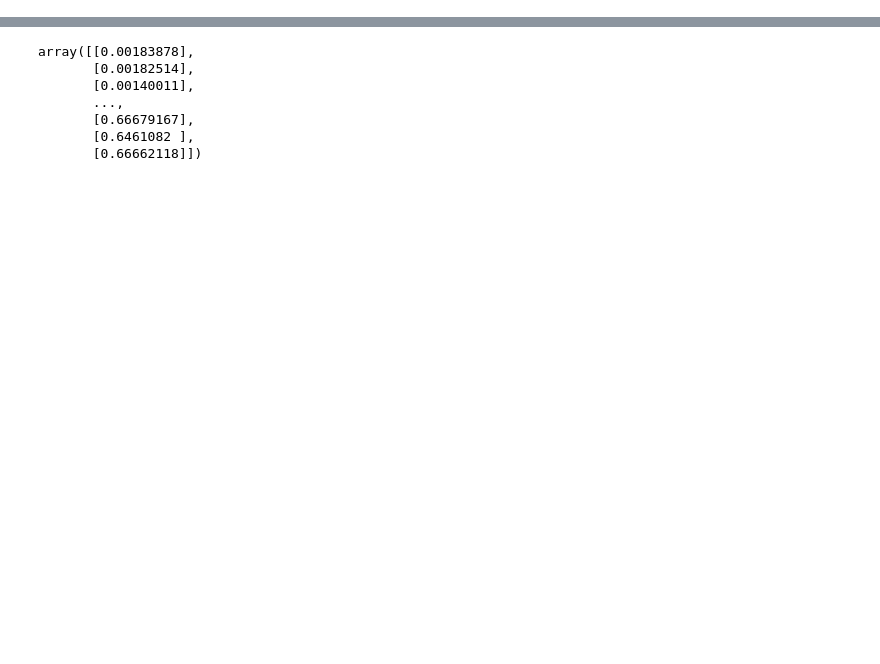
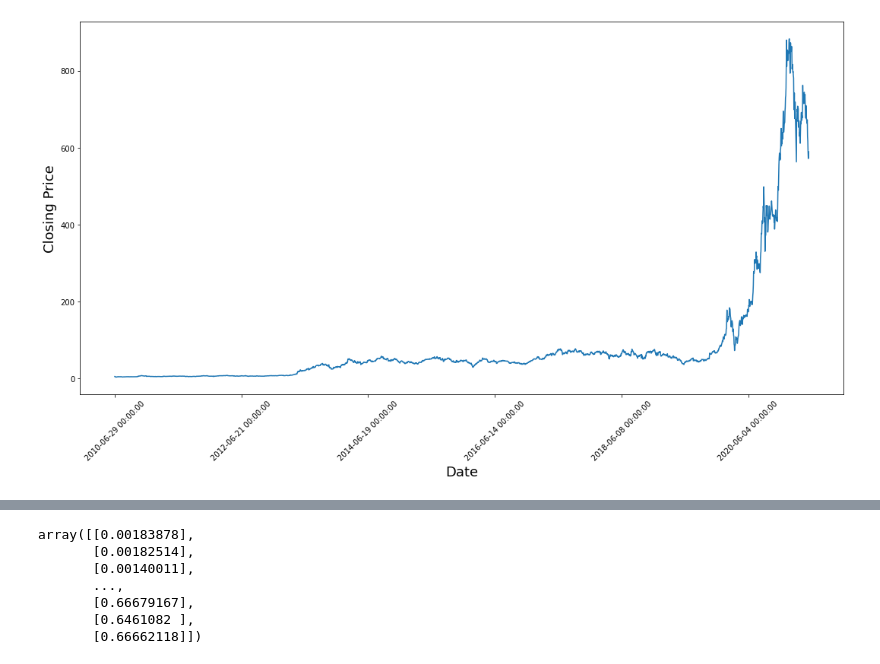
Before and after one commit to Khoivu617/Stock-Analysis, a Jupyter notebook: main.ipynb, the cells around one changed output, grey strips where cells are left out. Saved outputs shown, nothing was run; the diff lists cells and outputs as text; code cells hidden in the pictures; blank space fills up the shorter version.

```diff
--- a/main.ipynb
+++ b/main.ipynb
@@ -30,3 +46,12 @@ tesla
+# %%
+plt.figure(figsize = (18,9))
+plt.plot(range(tesla.shape[0]), tesla['Close'])
+plt.xticks(range(0,tesla.shape[0],500),tesla['Date'].loc[::500],rotation=45)
+plt.xlabel('Date',fontsize=18)
+plt.ylabel('Closing Price',fontsize=18)
+plt.show()
+# %% [output]
+[figure, added]
 # %%
 dataset = tesla['Close'].values
 new_dataset = [[i] for i in dataset]
```
Also changed, not shown: parts of 13 cells of this notebook.
